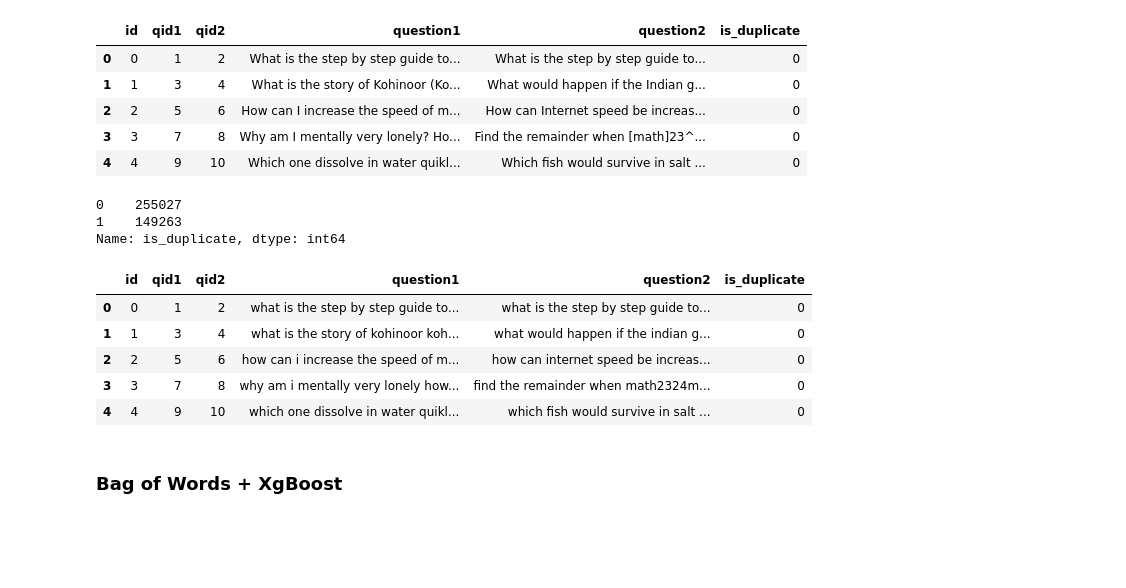
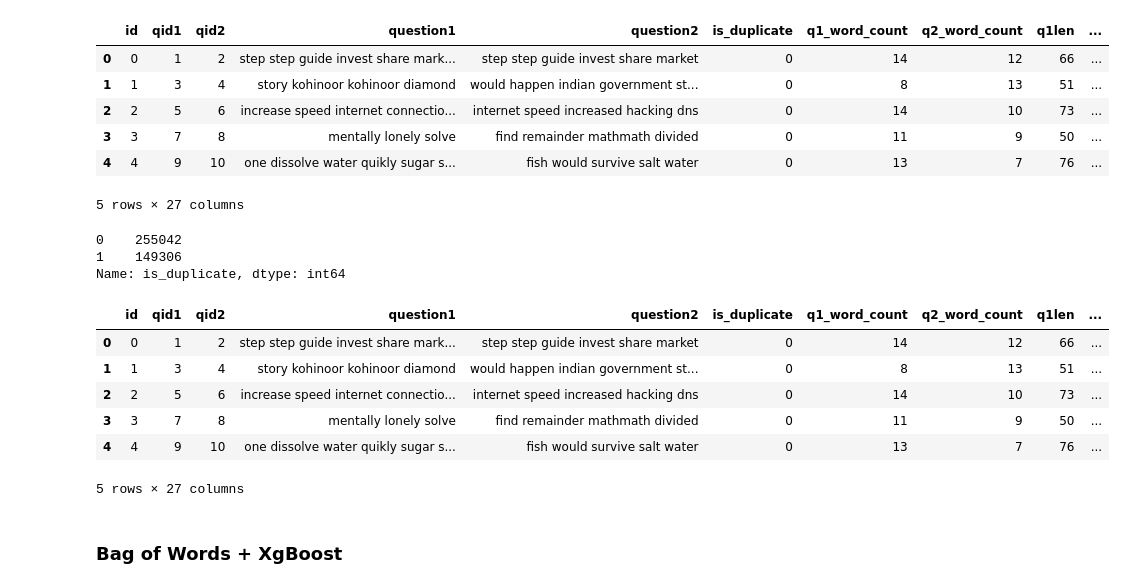
Before and after one commit to tushar2407/question-pair-similarity, a Jupyter notebook: analysis.ipynb, the cells around one changed output. Cells and saved outputs as stored; diff of their text form; code cells hidden in the pictures; blank space fills up the shorter version.

Commit message:
analysis 1 done on preprocessed data

```diff
--- a/analysis.ipynb
+++ b/analysis.ipynb
@@ -21,20 +21,21 @@ from nltk.stem import PorterStemmer, WordNetLemmatizer
 from xgboost import XGBClassifier
 # %%
 BASE_DIR = './dataset/'
-train = pd.read_csv(f'{BASE_DIR}train.csv')
+train = pd.read_csv(f'{BASE_DIR}train_preprocessed.csv')
 train.head()
 # %% [output]
-|  | id | qid1 | qid2 | question1 | question2 | is_duplicate |
-| 0 | 0 | 1 | 2 | What is the step by step guide to... | What is the step by step guide to... | 0 |
-| 1 | 1 | 3 | 4 | What is the story of Kohinoor (Ko... | What would happen if the Indian g... | 0 |
-| 2 | 2 | 5 | 6 | How can I increase the speed of m... | How can Internet speed be increas... | 0 |
-| 3 | 3 | 7 | 8 | Why am I mentally very lonely? Ho... | Find the remainder when [math]23^... | 0 |
-| 4 | 4 | 9 | 10 | Which one dissolve in water quikl... | Which fish would survive in salt ... | 0 |
+|  | id | qid1 | qid2 | question1 | question2 | is_duplicate | q1_word_count | q2_word_count | q1len | ... |
+| 0 | 0 | 1 | 2 | step step guide invest share mark... | step step guide invest share market | 0 | 14 | 12 | 66 | ... |
+| 1 | 1 | 3 | 4 | story kohinoor kohinoor diamond | would happen indian government st... | 0 | 8 | 13 | 51 | ... |
+| 2 | 2 | 5 | 6 | increase speed internet connectio... | internet speed increased hacking dns | 0 | 14 | 10 | 73 | ... |
+| 3 | 3 | 7 | 8 | mentally lonely solve | find remainder mathmath divided | 0 | 11 | 9 | 50 | ... |
+| 4 | 4 | 9 | 10 | one dissolve water quikly sugar s... | fish would survive salt water | 0 | 13 | 7 | 76 | ... |
+5 rows × 27 columns
 # %%
 train.is_duplicate.value_counts()
 # %% [output]
-0    255027
-1    149263
+0    255042
+1    149306
 Name: is_duplicate, dtype: int64
 # %%
 def pad_str(s):
@@ -62,12 +63,13 @@ train['question1'] = train['question1'].apply(normalize_text)
 train['question2'] = train['question2'].apply(normalize_text)
 train.head()
 # %% [output]
-|  | id | qid1 | qid2 | question1 | question2 | is_duplicate |
-| 0 | 0 | 1 | 2 | what is the step by step guide to... | what is the step by step guide to... | 0 |
-| 1 | 1 | 3 | 4 | what is the story of kohinoor koh... | what would happen if the indian g... | 0 |
-| 2 | 2 | 5 | 6 | how can i increase the speed of m... | how can internet speed be increas... | 0 |
-| 3 | 3 | 7 | 8 | why am i mentally very lonely how... | find the remainder when math2324m... | 0 |
-| 4 | 4 | 9 | 10 | which one dissolve in water quikl... | which fish would survive in salt ... | 0 |
+|  | id | qid1 | qid2 | question1 | question2 | is_duplicate | q1_word_count | q2_word_count | q1len | ... |
+| 0 | 0 | 1 | 2 | step step guide invest share mark... | step step guide invest share market | 0 | 14 | 12 | 66 | ... |
+| 1 | 1 | 3 | 4 | story kohinoor kohinoor diamond | would happen indian government st... | 0 | 8 | 13 | 51 | ... |
+| 2 | 2 | 5 | 6 | increase speed internet connectio... | internet speed increased hacking dns | 0 | 14 | 10 | 73 | ... |
+| 3 | 3 | 7 | 8 | mentally lonely solve | find remainder mathmath divided | 0 | 11 | 9 | 50 | ... |
+| 4 | 4 | 9 | 10 | one dissolve water quikly sugar s... | fish would survive salt water | 0 | 13 | 7 | 76 | ... |
+5 rows × 27 columns
 # %%
 # train.to_csv('./processed_train.csv', index=False)
 # %% [markdown]
```
Also changed, not shown: parts of 10 cells of this notebook, 2 other files.
